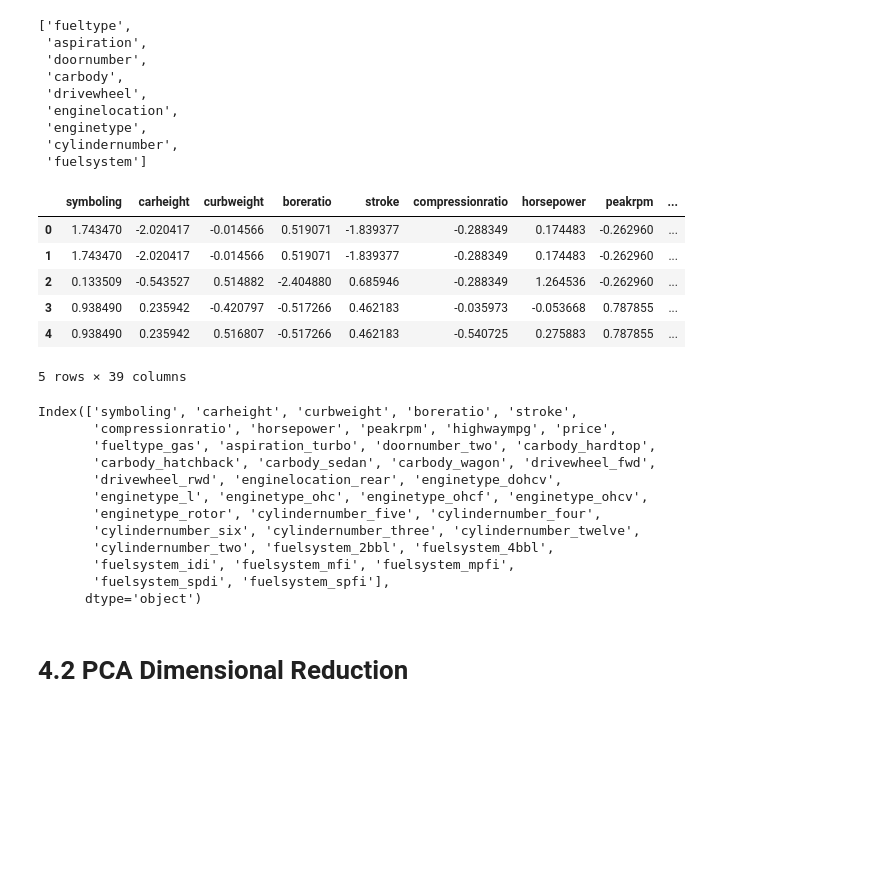
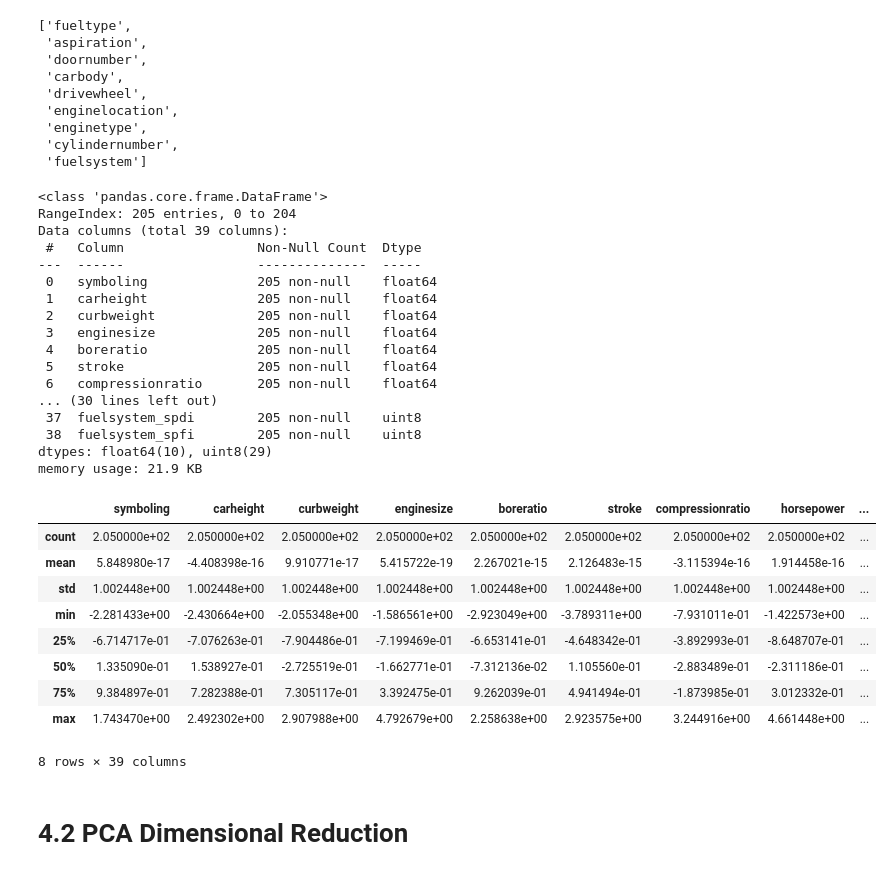
Before and after one commit to aphisit-ths/MACHINE-LEARNING-COURSE2022, a Jupyter notebook: [4#REGRESSIONMODEL]/Regression models.ipynb, the cells around one changed output. Drawn from its saved outputs; the diff is of its cells as text; code cells hidden in the pictures; blank space fills up the shorter version.

```diff
--- a/[4#REGRESSIONMODEL]/Regression models.ipynb
+++ b/[4#REGRESSIONMODEL]/Regression models.ipynb
@@ -196,30 +230,38 @@ non_numeric_feat
 # %%
 df_with_dummy = pd.get_dummies(df, columns = non_numeric_feat, drop_first=True)
 # %%
-df_with_dummy.head()
+df_with_dummy.info()
 # %% [output]
-|  | symboling | carheight | curbweight | boreratio | stroke | compressionratio | horsepower | peakrpm | ... |
-| 0 | 1.743470 | -2.020417 | -0.014566 | 0.519071 | -1.839377 | -0.288349 | 0.174483 | -0.262960 | ... |
-| 1 | 1.743470 | -2.020417 | -0.014566 | 0.519071 | -1.839377 | -0.288349 | 0.174483 | -0.262960 | ... |
-| 2 | 0.133509 | -0.543527 | 0.514882 | -2.404880 | 0.685946 | -0.288349 | 1.264536 | -0.262960 | ... |
-| 3 | 0.938490 | 0.235942 | -0.420797 | -0.517266 | 0.462183 | -0.035973 | -0.053668 | 0.787855 | ... |
-| 4 | 0.938490 | 0.235942 | 0.516807 | -0.517266 | 0.462183 | -0.540725 | 0.275883 | 0.787855 | ... |
-5 rows × 39 columns
+<class 'pandas.core.frame.DataFrame'>
+RangeIndex: 205 entries, 0 to 204
+Data columns (total 39 columns):
+ #   Column                 Non-Null Count  Dtype
+---  ------                 --------------  -----
+ 0   symboling              205 non-null    float64
+ 1   carheight              205 non-null    float64
+ 2   curbweight             205 non-null    float64
+ 3   enginesize             205 non-null    float64
+ 4   boreratio              205 non-null    float64
+ 5   stroke                 205 non-null    float64
+ 6   compressionratio       205 non-null    float64
+... (30 lines left out)
+ 37  fuelsystem_spdi        205 non-null    uint8
+ 38  fuelsystem_spfi        205 non-null    uint8
+dtypes: float64(10), uint8(29)
+memory usage: 21.9 KB
 # %%
-df_with_dummy.columns
+df_with_dummy.describe()
 # %% [output]
+|  | symboling | carheight | curbweight | enginesize | boreratio | stroke | compressionratio | horsepower | ... |
+| count | 2.050000e+02 | 2.050000e+02 | 2.050000e+02 | 2.050000e+02 | 2.050000e+02 | 2.050000e+02 | 2.050000e+02 | 2.050000e+02 | ... |
+| mean | 5.848980e-17 | -4.408398e-16 | 9.910771e-17 | 5.415722e-19 | 2.267021e-15 | 2.126483e-15 | -3.115394e-16 | 1.914458e-16 | ... |
+| std | 1.002448e+00 | 1.002448e+00 | 1.002448e+00 | 1.002448e+00 | 1.002448e+00 | 1.002448e+00 | 1.002448e+00 | 1.002448e+00 | ... |
+| min | -2.281433e+00 | -2.430664e+00 | -2.055348e+00 | -1.586561e+00 | -2.923049e+00 | -3.789311e+00 | -7.931011e-01 | -1.422573e+00 | ... |
+| 25% | -6.714717e-01 | -7.076263e-01 | -7.904486e-01 | -7.199469e-01 | -6.653141e-01 | -4.648342e-01 | -3.892993e-01 | -8.648707e-01 | ... |
+| 50% | 1.335090e-01 | 1.538927e-01 | -2.725519e-01 | -1.662771e-01 | -7.312136e-02 | 1.105560e-01 | -2.883489e-01 | -2.311186e-01 | ... |
+| 75% | 9.384897e-01 | 7.282388e-01 | 7.305117e-01 | 3.392475e-01 | 9.262039e-01 | 4.941494e-01 | -1.873985e-01 | 3.012332e-01 | ... |
+| max | 1.743470e+00 | 2.492302e+00 | 2.907988e+00 | 4.792679e+00 | 2.258638e+00 | 2.923575e+00 | 3.244916e+00 | 4.661448e+00 | ... |
-Index(['symboling', 'carheight', 'curbweight', 'boreratio', 'stroke',
-       'compressionratio', 'horsepower', 'peakrpm', 'highwaympg', 'price',
-       'fueltype_gas', 'aspiration_turbo', 'doornumber_two', 'carbody_hardtop',
-       'carbody_hatchback', 'carbody_sedan', 'carbody_wagon', 'drivewheel_fwd',
-       'drivewheel_rwd', 'enginelocation_rear', 'enginetype_dohcv',
-       'enginetype_l', 'enginetype_ohc', 'enginetype_ohcf', 'enginetype_ohcv',
-       'enginetype_rotor', 'cylindernumber_five', 'cylindernumber_four',
-       'cylindernumber_six', 'cylindernumber_three', 'cylindernumber_twelve',
-       'cylindernumber_two', 'fuelsystem_2bbl', 'fuelsystem_4bbl',
-       'fuelsystem_idi', 'fuelsystem_mfi', 'fuelsystem_mpfi',
-       'fuelsystem_spdi', 'fuelsystem_spfi'],
-      dtype='object')
+8 rows × 39 columns
 # %% [markdown]
  # 4.2 PCA Dimensional Reduction
 # %% [markdown]
```
Also changed, not shown: parts of 33 cells of this notebook, 1 other file.
